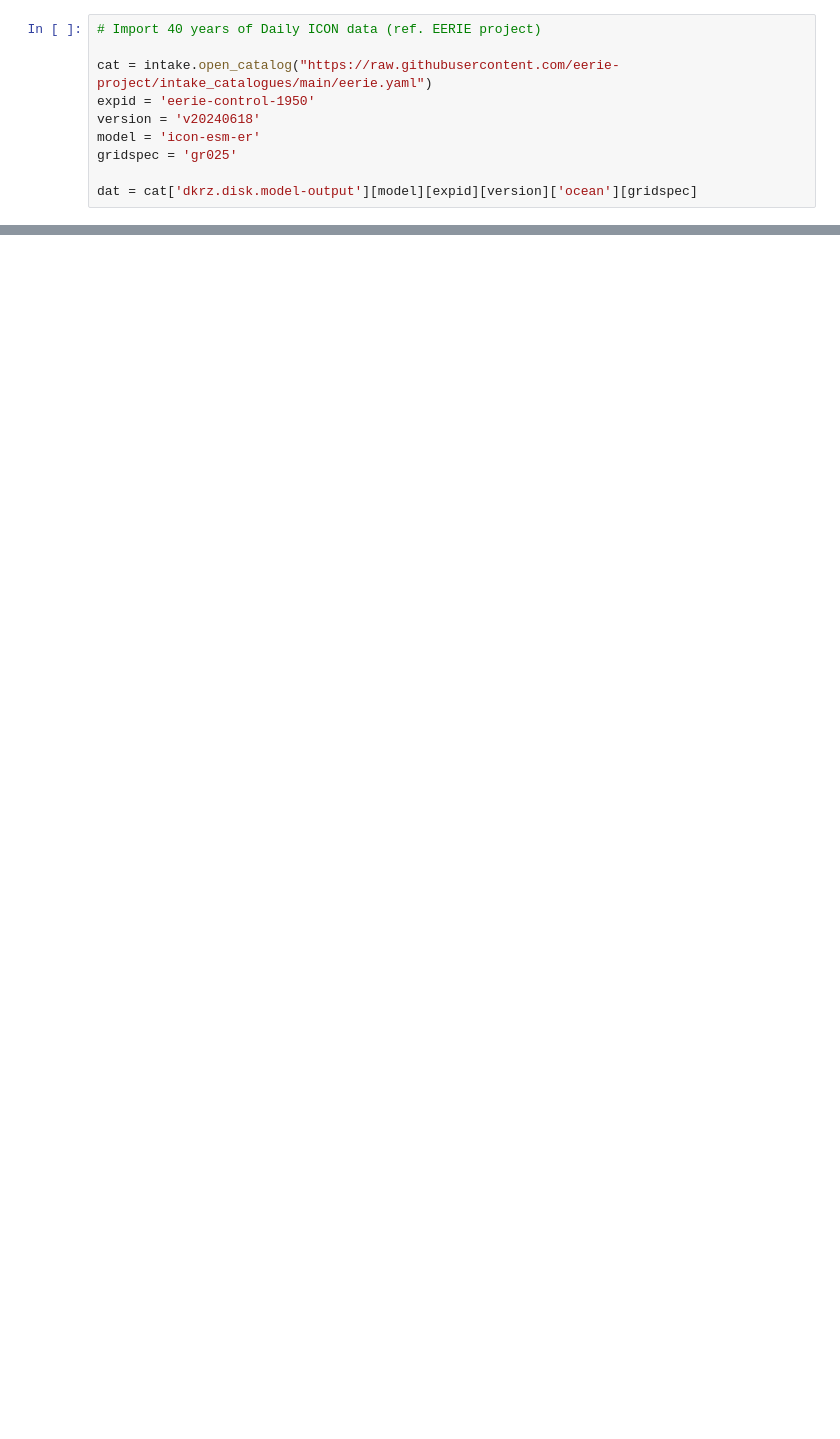
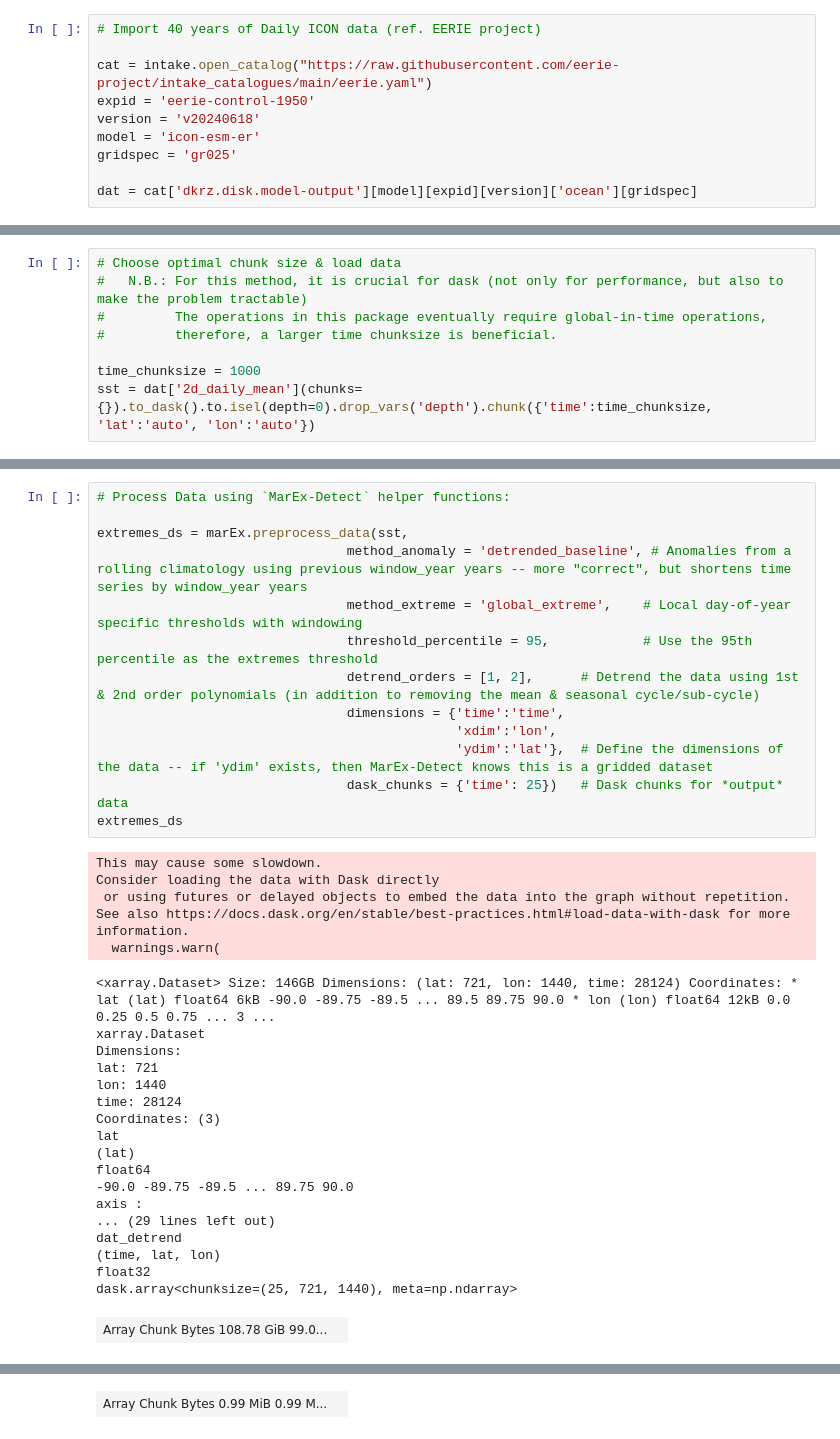
Before and after one commit to wienkers/marEx, a Jupyter notebook: examples/gridded data/01_preprocess_extremes.ipynb, the cells around one changed output, grey strips where cells are left out. Saved outputs shown, nothing was run; the diff lists cells and outputs as text; blank space fills up the shorter version.

```diff
--- a/examples/gridded data/01_preprocess_extremes.ipynb
+++ b/examples/gridded data/01_preprocess_extremes.ipynb
@@ -75,0 +182,8 @@ extremes_ds.dat_detrend.to_zarr(file_name, mode='w')
+# %%
+# Choose optimal chunk size & load data
+#   N.B.: For this method, it is crucial for dask (not only for performance, but also to make the problem tractable)
+#         The operations in this package eventually require global-in-time operations,
+#         therefore, a larger time chunksize is beneficial.
+
+time_chunksize = 1000
+sst = dat['2d_daily_mean'](chunks={}).to_dask().to.isel(depth=0).drop_vars('depth').chunk({'time':time_chunksize, 'lat':'auto', 'lon':'auto'})
@@ -75,0 +205,37 @@ extremes_ds.dat_detrend.to_zarr(file_name, mode='w')
+# %%
+# Process Data using `MarEx-Detect` helper functions:
+
+extremes_ds = marEx.preprocess_data(sst,
+                                method_anomaly = 'detrended_baseline', # Anomalies from a rolling climatology using previous window_year years -- more "correct", but shortens time series by window_year years
+                                method_extreme = 'global_extreme',    # Local day-of-year specific thresholds with windowing
+                                threshold_percentile = 95,            # Use the 95th percentile as the extremes threshold
+                                detrend_orders = [1, 2],      # Detrend the data using 1st & 2nd order polynomials (in addition to removing the mean & seasonal cycle/sub-cycle)
+                                dimensions = {'time':'time',
+                                              'xdim':'lon',
+                                              'ydim':'lat'},  # Define the dimensions of the data -- if 'ydim' exists, then MarEx-Detect knows this is a gridded dataset
+                                dask_chunks = {'time': 25})   # Dask chunks for *output* data
+extremes_ds
+# %% [output]
+This may cause some slowdown.
+Consider loading the data with Dask directly
+ or using futures or delayed objects to embed the data into the graph without repetition.
+See also https://docs.dask.org/en/stable/best-practices.html#load-data-with-dask for more information.
+  warnings.warn(
+<xarray.Dataset> Size: 146GB Dimensions: (lat: 721, lon: 1440, time: 28124) Coordinates: * lat (lat) float64 6kB -90.0 -89.75 -89.5 ... 89.5 89.75 90.0 * lon (lon) float64 12kB 0.0 0.25 0.5 0.75 ... 3 ...
+xarray.Dataset
+Dimensions:
+lat: 721
+lon: 1440
+time: 28124
+Coordinates: (3)
+lat
+(lat)
+float64
+-90.0 -89.75 -89.5 ... 89.75 90.0
+axis :
+... (29 lines left out)
+dat_detrend
+(time, lat, lon)
+float32
+dask.array<chunksize=(25, 721, 1440), meta=np.ndarray>
+| Array Chunk Bytes 108.78 GiB 99.0... |  |
@@ -75,0 +254 @@ extremes_ds.dat_detrend.to_zarr(file_name, mode='w')
+| Array Chunk Bytes 0.99 MiB 0.99 M... |  |
```
Also changed, not shown: parts of 23 cells of this notebook, 2 other files.
